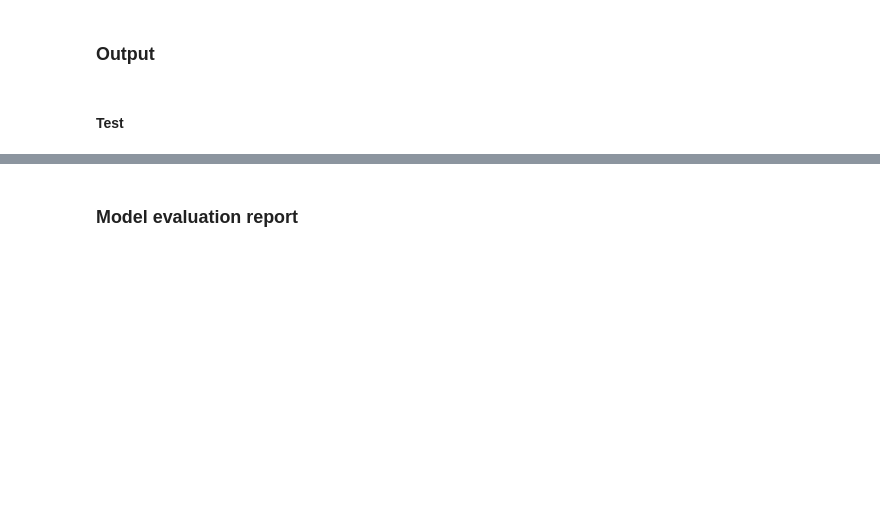
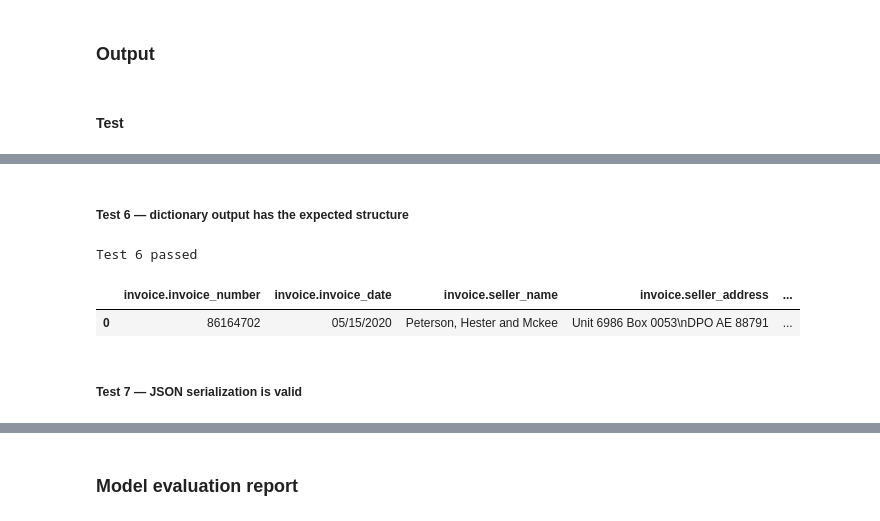
Before and after one commit to vsokoltsov/invoices-ocr, a Jupyter notebook: notebooks/bert.ipynb, the cells around one changed output, grey strips where cells are left out. Saved outputs shown, nothing was run; the diff lists cells and outputs as text; code cells hidden in the pictures; blank space fills up the shorter version.

```diff
--- a/notebooks/bert.ipynb
+++ b/notebooks/bert.ipynb
@@ -8038,0 +8281,50 @@ def document_is_exact(
+# %% [markdown]
+##### Test 6 — dictionary output has the expected structure
+# %%
+actual_output_dict = (
+    document_output.to_dict()
+)
+
+expected_output_dict = {
+    "invoice": {
+        "invoice_number": "86164702",
+        "invoice_date": "05/15/2020",
+        "seller_name": (
+            "Peterson, Hester and Mckee"
+        ),
+        "seller_address": (
+            "Unit 6986 Box 0053\n"
+            "DPO AE 88791"
+        ),
+        "client_name": (
+            "Hernandez, Wright and Pena"
+        ),
+        "client_address": (
+            "01185 Sherry Manor\n"
+            "Robertburgh, IL 76443"
+        ),
+    },
+    "subtotal": {
+        "tax": "65,00",
+        "total": "714,95",
+    },
+    "payment_instructions": {},
+}
+
+assert actual_output_dict == expected_output_dict
+
+print("Test 6 passed")
+# %% [output]
+Test 6 passed
+# %%
+output_dataframe = pd.json_normalize(
+    actual_output_dict,
+    sep=".",
+)
+
+output_dataframe
+# %% [output]
+|  | invoice.invoice_number | invoice.invoice_date | invoice.seller_name | invoice.seller_address | ... |
+| 0 | 86164702 | 05/15/2020 | Peterson, Hester and Mckee | Unit 6986 Box 0053\nDPO AE 88791 | ... |
+# %% [markdown]
+##### Test 7 — JSON serialization is valid
```
Also changed, not shown: parts of 26 cells of this notebook.
